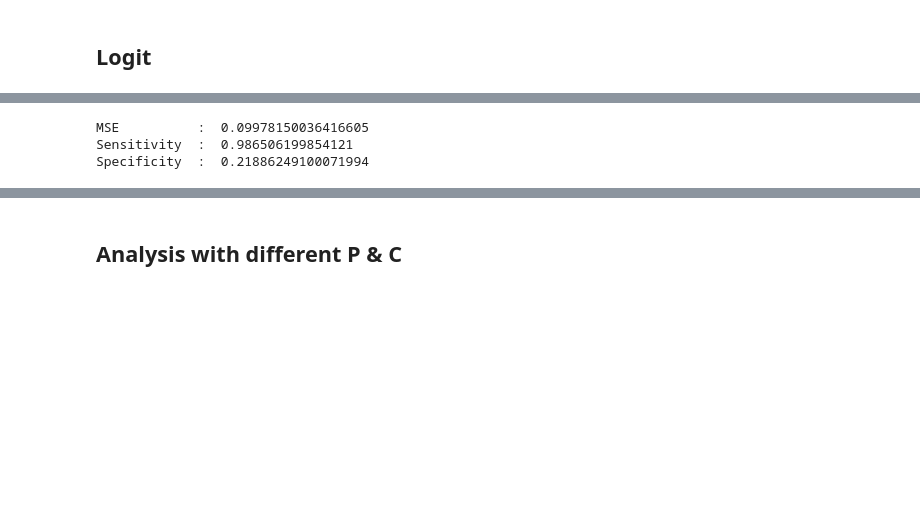
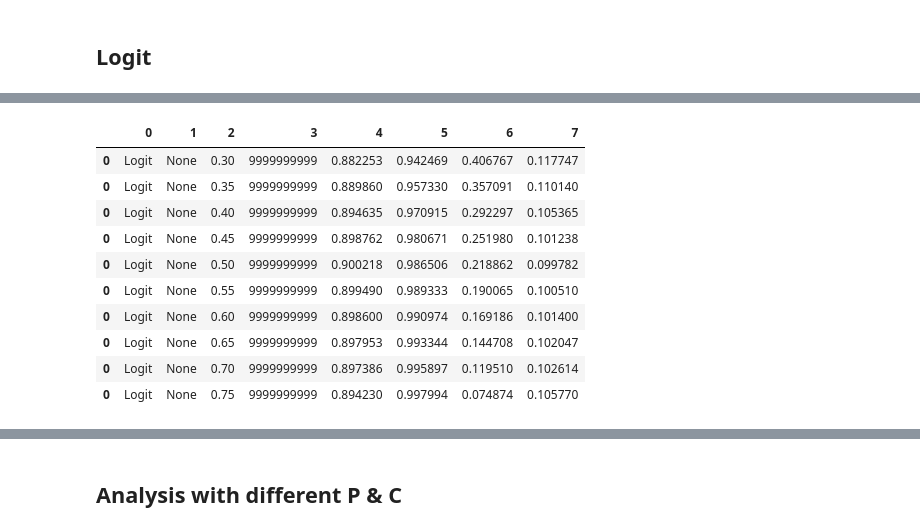
Before and after one commit to Liomat97/AQM-UCI-Machine-Learning, a Jupyter notebook: AQM Test.ipynb, the cells around one changed output, grey strips where cells are left out. Saved outputs shown, nothing was run; the diff lists cells and outputs as text; code cells hidden in the pictures; blank space fills up the shorter version.

```diff
--- a/AQM Test.ipynb
+++ b/AQM Test.ipynb
@@ -501,15 +558,17 @@ Fraction of correct predictions:  0.9002184996358339
-# %%
-from sklearn.metrics import mean_squared_error
-mse = mean_squared_error(test_y, y_pred)
-print('MSE          : ',mse)
-sensitivity1 = cm[0,0]/(cm[0,0]+cm[0,1])
-print('Sensitivity  : ', sensitivity1 )
-specificity1 = cm[1,1]/(cm[1,0]+cm[1,1])
-print('Specificity  : ', specificity1)
-# %% [output]
-MSE          :  0.09978150036416605
-Sensitivity  :  0.986506199854121
-Specificity  :  0.21886249100071994
+# %%
+result_logit1
+# %% [output]
+|  | 0 | 1 | 2 | 3 | 4 | 5 | 6 | 7 |
+| 0 | Logit | None | 0.30 | 9999999999 | 0.882253 | 0.942469 | 0.406767 | 0.117747 |
+| 0 | Logit | None | 0.35 | 9999999999 | 0.889860 | 0.957330 | 0.357091 | 0.110140 |
+| 0 | Logit | None | 0.40 | 9999999999 | 0.894635 | 0.970915 | 0.292297 | 0.105365 |
+| 0 | Logit | None | 0.45 | 9999999999 | 0.898762 | 0.980671 | 0.251980 | 0.101238 |
+| 0 | Logit | None | 0.50 | 9999999999 | 0.900218 | 0.986506 | 0.218862 | 0.099782 |
+| 0 | Logit | None | 0.55 | 9999999999 | 0.899490 | 0.989333 | 0.190065 | 0.100510 |
+| 0 | Logit | None | 0.60 | 9999999999 | 0.898600 | 0.990974 | 0.169186 | 0.101400 |
+| 0 | Logit | None | 0.65 | 9999999999 | 0.897953 | 0.993344 | 0.144708 | 0.102047 |
+| 0 | Logit | None | 0.70 | 9999999999 | 0.897386 | 0.995897 | 0.119510 | 0.102614 |
+| 0 | Logit | None | 0.75 | 9999999999 | 0.894230 | 0.997994 | 0.074874 | 0.105770 |
 # %%
 # https://scikit-learn.org/stable/modules/generated/sklearn.linear_model.LogisticRegression.html
 
```
Also changed, not shown: parts of 27 cells of this notebook, 1 other file.
